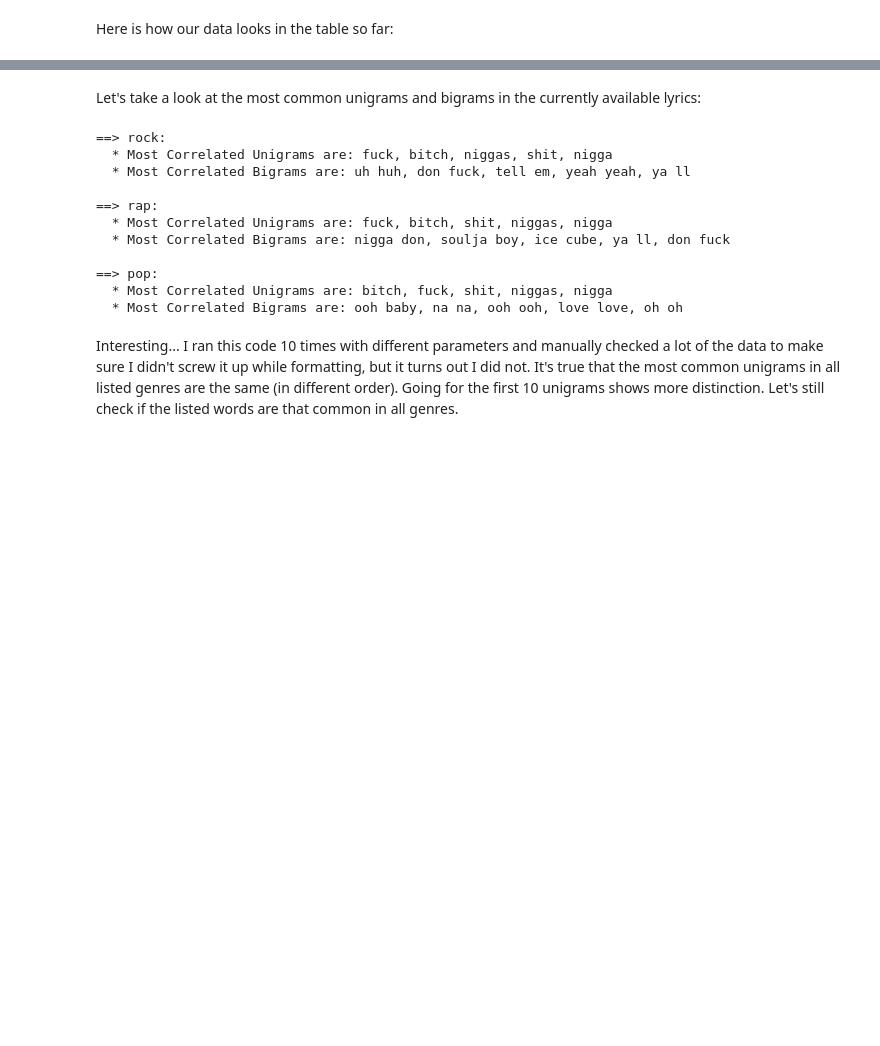
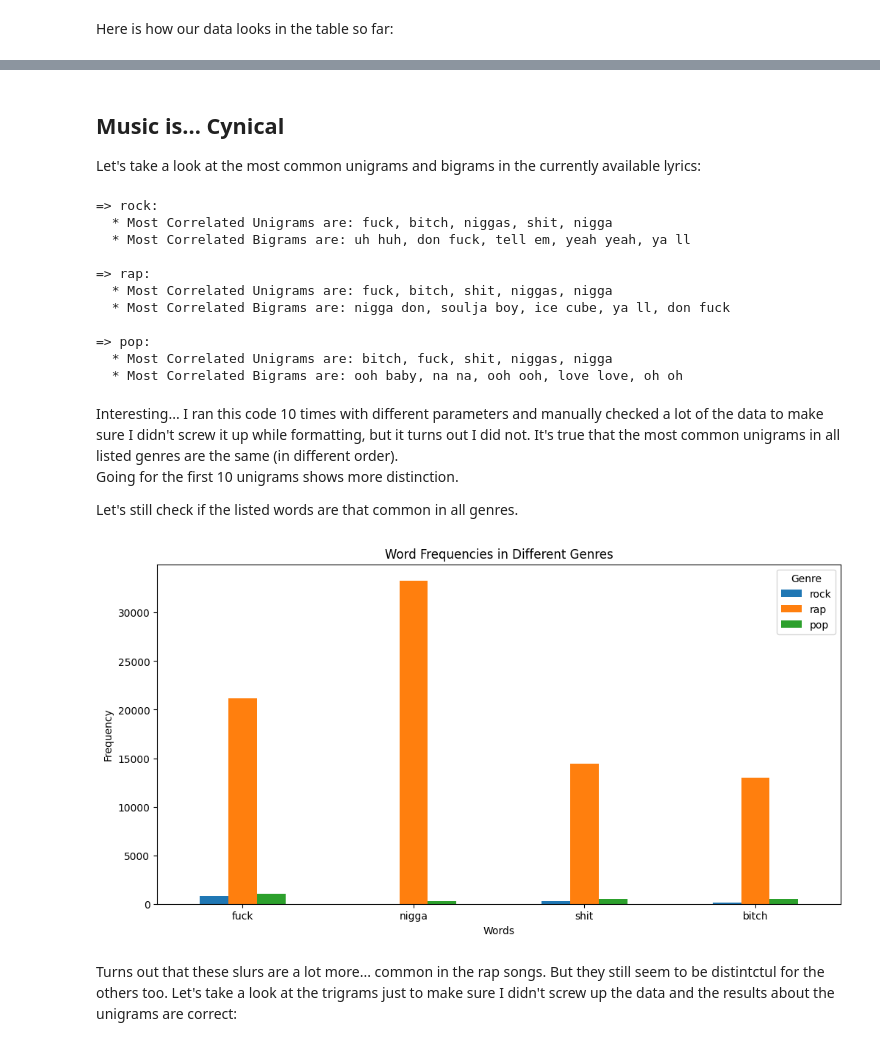
Before and after one commit to violeta-kastreva/predicting-music-genres, a Jupyter notebook: predicting-music-genres.ipynb, the cells around one changed output, grey strips where cells are left out. Cells and saved outputs as stored; diff of their text form; code cells hidden in the pictures; blank space fills up the shorter version.

```diff
--- a/predicting-music-genres.ipynb
+++ b/predicting-music-genres.ipynb
@@ -310,4 +314,6 @@ sample_df
 # %% [markdown]
+## Music is... Cynical
+
 Let's take a look at the most common unigrams and bigrams in the currently available lyrics:
 # %%
 
@@ -341,7 +347,7 @@ for genre in genre_labels:
     feature_names = np.array(tfidf.get_feature_names_out())[indices]
     unigrams = [v for v in feature_names if len(v.split(' ')) == 1]
     bigrams = [v for v in feature_names if len(v.split(' ')) == 2]
-    print("\n==> %s:" %(genre))
+    print("\n=> %s:" %(genre))
     print("  * Most Correlated Unigrams are: %s" %(', '.join(unigrams[-N:])))
     print("  * Most Correlated Bigrams are: %s" %(', '.join(bigrams[-N:])))
 
@@ -349,18 +355,50 @@ tfidf = TfidfVectorizer(ngram_range=(1, 2), stop_words='english', min_df=0.1, ma
 lyrics_vector = tfidf.fit_transform(balanced_songs_df['Lyric'])
 labels = balanced_songs_df['Single_Genre'].values
 # %% [output]
-==> rock:
+=> rock:
   * Most Correlated Unigrams are: fuck, bitch, niggas, shit, nigga
   * Most Correlated Bigrams are: uh huh, don fuck, tell em, yeah yeah, ya ll
 
-==> rap:
+=> rap:
   * Most Correlated Unigrams are: fuck, bitch, shit, niggas, nigga
   * Most Correlated Bigrams are: nigga don, soulja boy, ice cube, ya ll, don fuck
 
-==> pop:
+=> pop:
   * Most Correlated Unigrams are: bitch, fuck, shit, niggas, nigga
   * Most Correlated Bigrams are: ooh baby, na na, ooh ooh, love love, oh oh
 # %% [markdown]
-Interesting... I ran this code 10 times with different parameters and manually checked a lot of the data to make sure I didn't screw it up while formatting, but it turns out I did not. It's true that the most common unigrams in all listed genres are the same (in different order).
-Going for the first 10 unigrams shows more distinction.
+Interesting... I ran this code 10 times with different parameters and manually checked a lot of the data to make sure I didn't screw it up while formatting, but it turns out I did not. It's true that the most common unigrams in all listed genres are the same (in different order).\
+Going for the first 10 unigrams shows more distinction.<br />
+
 Let's still check if the listed words are that common in all genres.
+# %%
+# Words to count
+words_to_count = ["fuck", "nigga", "shit", "bitch"]
+
+genres = ["rock", "rap", "pop"]
+
+# Initialize a dictionary to store word counts
+word_counts = defaultdict(lambda: {word: 0 for word in words_to_count})
+
+# Count occurrences of each word in each genre
+for genre in genres:
+    genre_lyrics = balanced_songs_df[balanced_songs_df['Single_Genre'] == genre]['Lyric']
+    for lyric in genre_lyrics:
+        for word in words_to_count:
+            word_counts[genre][word] += lyric.lower().count(word)
+
+# Convert to DataFrame for easier plotting
+word_counts_df = pd.DataFrame(word_counts)
+
+word_counts_df.plot(kind='bar', figsize=(12, 6))
+
+plt.title('Word Frequencies in Different Genres')
+plt.xlabel('Words')
+plt.ylabel('Frequency')
+plt.xticks(rotation=0)
+plt.legend(title='Genre')
+plt.show()
+# %% [output]
+[figure, added]
+# %% [markdown]
+Turns out that these slurs are a lot more... common in the rap songs. But they still seem to be distintctul for the others too. Let's take a look at the trigrams just to make sure I didn't screw up the data and the results about the unigrams are correct:
```
Also changed, not shown: parts of 15 cells of this notebook.
